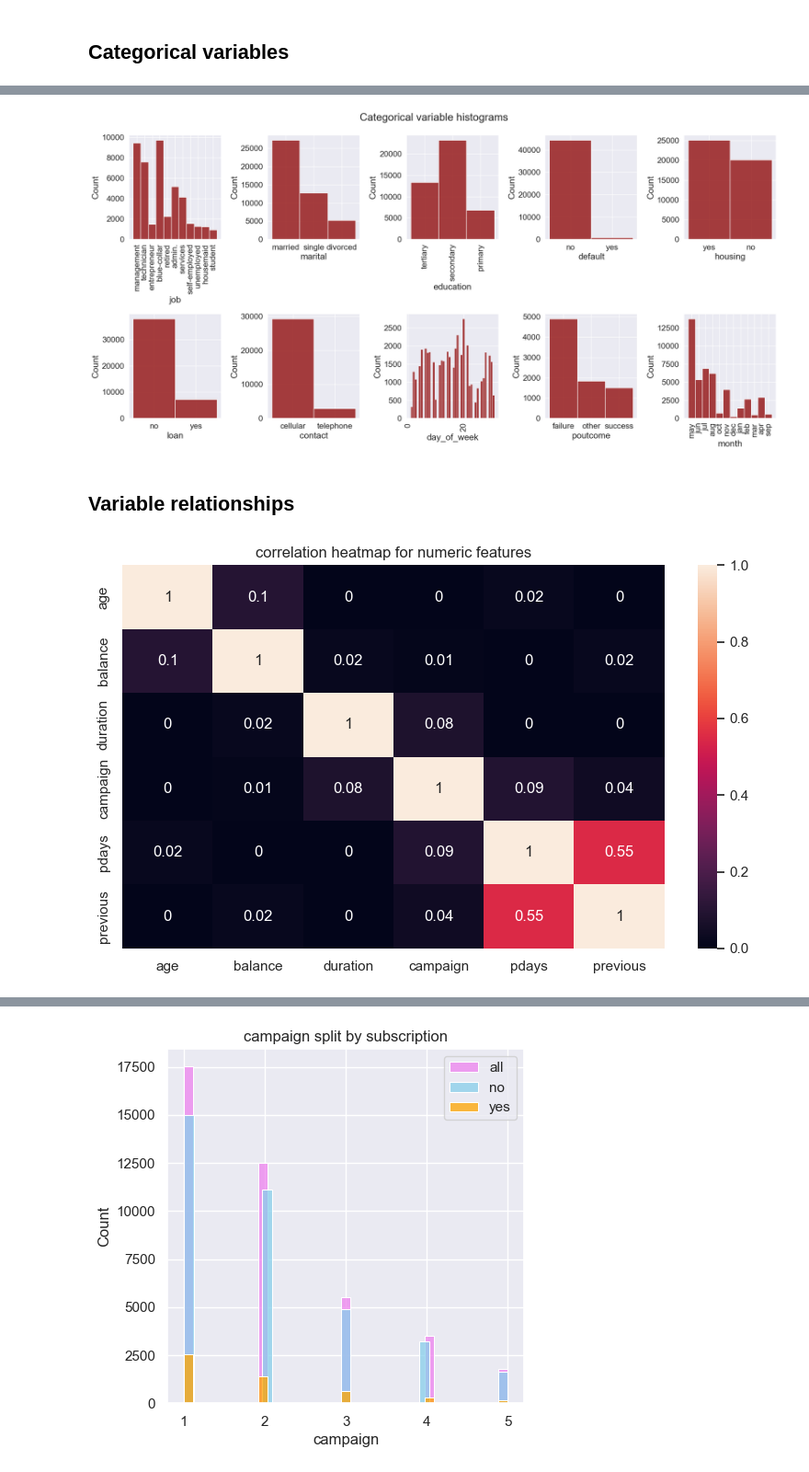
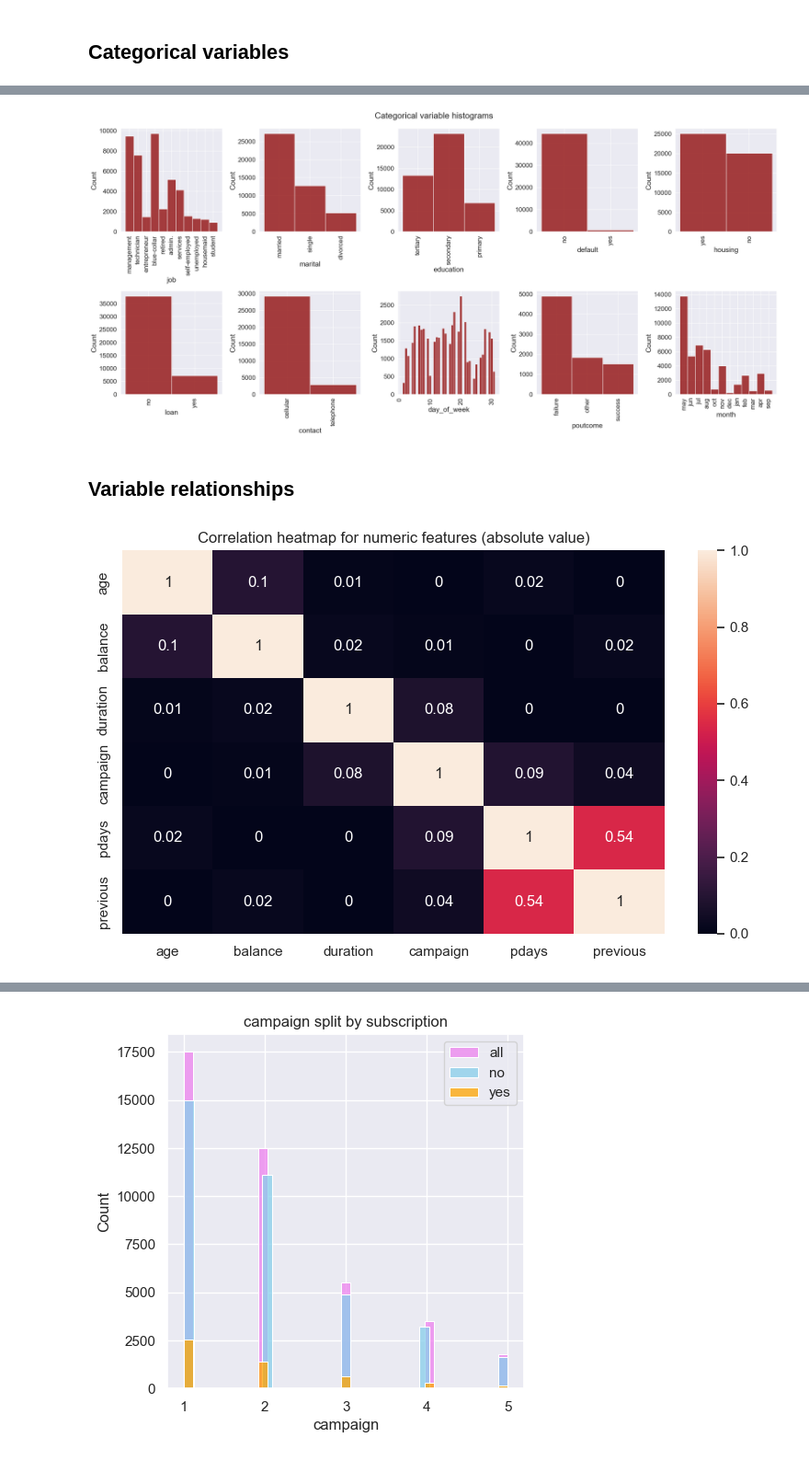
Before and after one commit to Tinahan789/rocket_case_study, a Jupyter notebook: notebooks/bank_marketing_eda.ipynb, the cells around one changed output, grey strips where cells are left out. Shown: that part at 92% size. Saved outputs shown, nothing was run; the diff lists cells and outputs as text; code cells hidden in the pictures.

```diff
--- a/notebooks/bank_marketing_eda.ipynb
+++ b/notebooks/bank_marketing_eda.ipynb
@@ -220,9 +209,7 @@ for feature in ['previous', 'duration']:
 # %%
 # remove the row with the outlier data point in the "previous" and "duration"
 df = df[df.previous<df.previous.max()].copy()
-df = df[df.previous<df.previous.max()].copy()
-encoded_df = encoded_df[encoded_df.previous<encoded_df.previous.max()].copy()
-encoded_df = encoded_df[encoded_df.previous<encoded_df.previous.max()].copy()
+df = df[df.duration<df.duration.max()].copy()
 # %% [markdown]
 ## Categorical variables
 # %%
@@ -299,32 +303,32 @@ Name: proportion, dtype: float64
 # %%
 sns.set(style="whitegrid")
 sns.set(font_scale=1.5)
-fig,axs = plt.subplots(2,5, figsize = (20, 10))
+fig,axs = plt.subplots(2,5, figsize = (25, 12))
 sns.histplot(data=df, x='job', kde=False, color="darkred", ax=axs[0, 0]).tick_params(axis='x', rotation=90)
-sns.histplot(data=df, x='marital', kde=False, color="darkred", ax=axs[0, 1])
+sns.histplot(data=df, x='marital', kde=False, color="darkred", ax=axs[0, 1]).tick_params(axis='x', rotation=90)
 sns.histplot(data=df, x='education', kde=False, color="darkred", ax=axs[0, 2]).tick_params(axis='x', rotation=90)
-sns.histplot(data=df, x='default', kde=False, color="darkred", ax=axs[0, 3])
-sns.histplot(data=df, x='housing', kde=False, color="darkred", ax=axs[0, 4])
-sns.histplot(data=df, x='loan', kde=False, color="darkred", ax=axs[1, 0])
-sns.histplot(data=df, x='contact', kde=False, color="darkred", ax=axs[1, 1])
+sns.histplot(data=df, x='default', kde=False, color="darkred", ax=axs[0, 3]).tick_params(axis='x', rotation=90)
+sns.histplot(data=df, x='housing', kde=False, color="darkred", ax=axs[0, 4]).tick_params(axis='x', rotation=90)
+sns.histplot(data=df, x='loan', kde=False, color="darkred", ax=axs[1, 0]).tick_params(axis='x', rotation=90)
+sns.histplot(data=df, x='contact', kde=False, color="darkred", ax=axs[1, 1]).tick_params(axis='x', rotation=90)
 sns.histplot(data=df, x='day_of_week', kde=False, color="darkred", ax=axs[1, 2]).tick_params(axis='x', rotation=90)
-sns.histplot(data=df, x='poutcome', kde=False, color="darkred", ax=axs[1, 3])
+sns.histplot(data=df, x='poutcome', kde=False, color="darkred", ax=axs[1, 3]).tick_params(axis='x', rotation=90)
 sns.histplot(data=df, x='month', kde=False, color="darkred", ax=axs[1, 4]).tick_params(axis='x', rotation=90)
 plt.suptitle("Categorical variable histograms")
 plt.tight_layout()
 plt.savefig(os.path.join(plot_path, 'cat_histograms.png'))
 plt.show()
 # %% [output]
-[figure, old version]
+[figure, new version]
 # %% [markdown]
 ## Variable relationships
 # %%
-corr_df = encoded_df[num_var].corr()
+corr_df = df[num_var].corr()
 sns.set(rc={'figure.figsize':(8, 5)})
 sns.heatmap(abs(corr_df).round(2), vmin=0, vmax=1, annot=True, annot_kws={'fontsize':12})
-plt.title("correlation heatmap for numeric features")
+plt.title("Correlation heatmap for numeric features (absolute value)")
 plt.tight_layout()
 plt.savefig(os.path.join(plot_path, 'num_corr.png'))
 plt.show()
 # %% [output]
-[figure, old version]
+[figure, new version]
```
Also changed, not shown: parts of 27 cells of this notebook.
